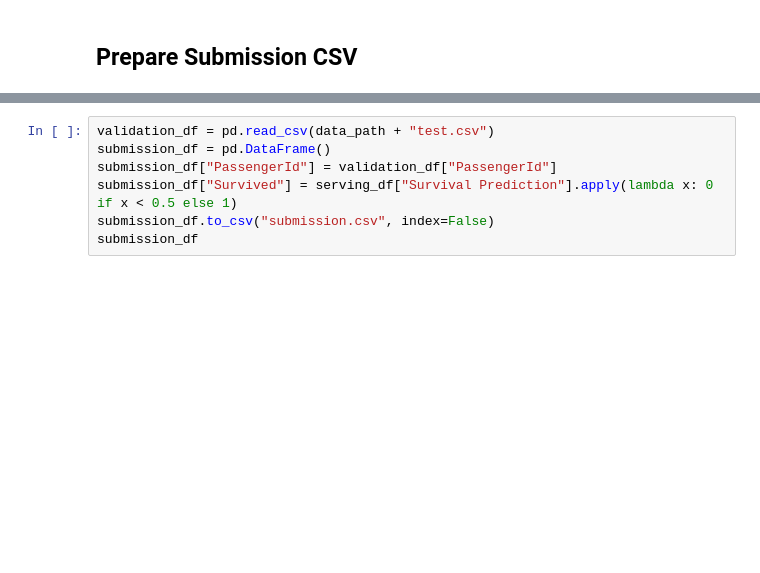
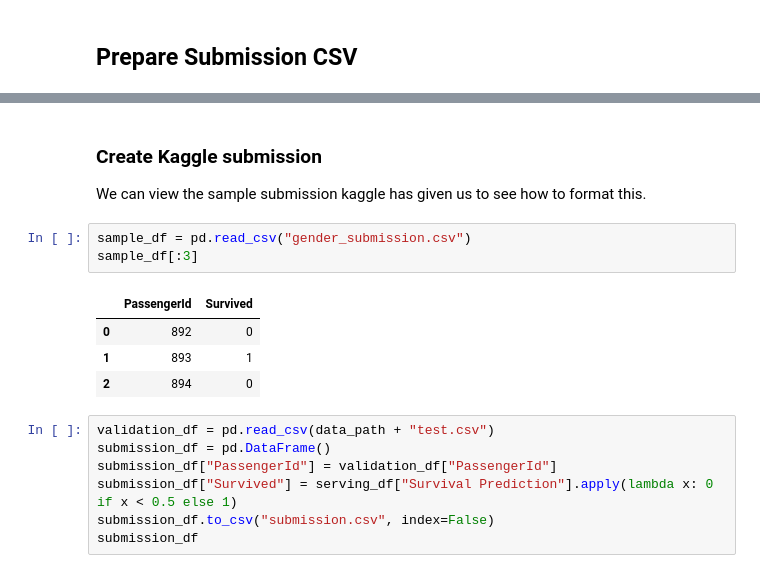
Before and after one commit to Deco354/titanic-numpy-neuralnet, a Jupyter notebook: pytorch-titanic.ipynb, the cells around one changed output, grey strips where cells are left out. Saved outputs shown, nothing was run; the diff lists cells and outputs as text; blank space fills up the shorter version.

```diff
--- a/pytorch-titanic.ipynb
+++ b/pytorch-titanic.ipynb
@@ -496,3 +540,14 @@ tensor(0.8258)
+# %% [markdown]
+### Create Kaggle submission
+We can view the sample submission kaggle has given us to see how to format this.
+# %%
+sample_df = pd.read_csv("gender_submission.csv")
+sample_df[:3]
+# %% [output]
+|  | PassengerId | Survived |
+| 0 | 892 | 0 |
+| 1 | 893 | 1 |
+| 2 | 894 | 0 |
 # %%
 validation_df = pd.read_csv(data_path + "test.csv")
 submission_df = pd.DataFrame()
```
Also changed, not shown: parts of 6 cells of this notebook.
